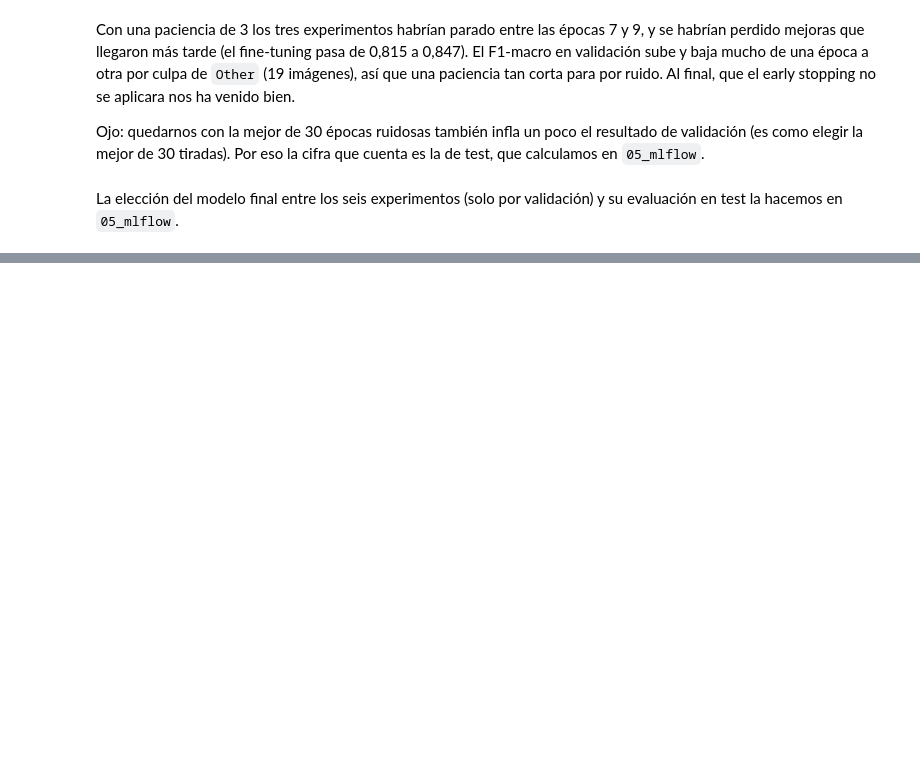
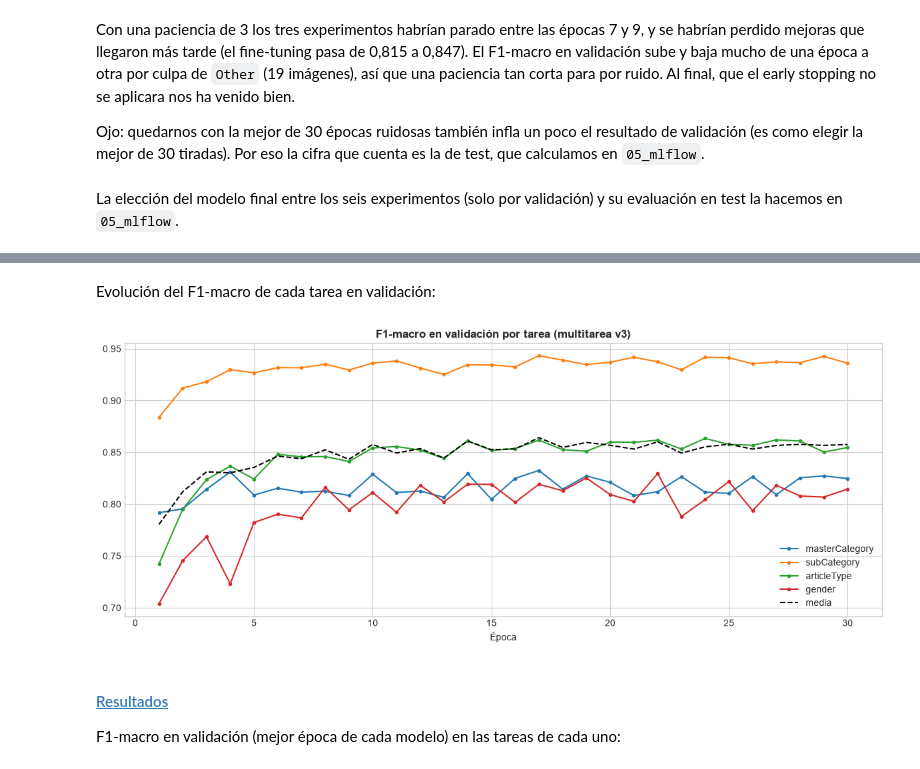
Before and after one commit to larayc/tfm-mlops-fashion, a Jupyter notebook: notebooks/04_modeling.ipynb, the cells around one changed output, grey strips where cells are left out. Drawn from its saved outputs; the diff is of its cells as text; code cells hidden in the pictures; blank space fills up the shorter version.

```diff
--- a/notebooks/04_modeling.ipynb
+++ b/notebooks/04_modeling.ipynb
@@ -544,0 +854,15 @@ La elección del modelo final entre los seis experimentos (solo por validación)
+# %%
+v1_run = mlflow.search_runs(
+    experiment_names=["multitask"], filter_string="tags.mlflow.runName = 'multitask_fine_tuning_30ep'"
+).iloc[0]
+
+v2_vs_v1 = pd.DataFrame({
+    task: {
+        "v1 (3 tareas)": v1_run.get(f"metrics.best_val_{task}_f1_macro"),
+        "v2 (5 tareas)": v2_best[f"val_{task}_f1_macro"],
+    }
+    for task in TASKS_V2
+}).T
+
+print(f"Mejor época v2: {v2_best['epoch']}")
+v2_vs_v1.round(4)
@@ -544,0 +947,11 @@ La elección del modelo final entre los seis experimentos (solo por validación)
+# %%
+TASKS_V3 = ["masterCategory", "subCategory", "articleType", "gender"]
+
+v3_df, v3_label_mappings = build_multitask_labels(
+    pd.read_csv(PROCESSED_DATA_DIR / "styles_splits.csv"), tasks=TASKS_V3, min_count=MIN_TRAIN_EXAMPLES
+)
+
+pd.DataFrame({
+    "n_clases": {task: len(v3_label_mappings[task]) for task in TASKS_V3},
+    "% en Other": {task: (v3_df[f"{task}_mt"] == "Other").mean() * 100 for task in TASKS_V3},
+}).round(2)
@@ -544,0 +1026,20 @@ La elección del modelo final entre los seis experimentos (solo por validación)
+# %% [markdown]
+Evolución del F1-macro de cada tarea en validación:
+# %%
+v3_hist = pd.DataFrame(v3_history)
+
+fig, ax = plt.subplots(figsize=(12, 5))
+for task in TASKS_V3:
+    ax.plot(v3_hist["epoch"], v3_hist[f"val_{task}_f1_macro"], marker="o", markersize=3, label=task)
+ax.plot(v3_hist["epoch"], v3_hist["val_f1_macro_mean"], linestyle="--", color="black", label="media")
+ax.set_xlabel("Época")
+ax.set_title("F1-macro en validación por tarea (multitarea v3)", fontweight="bold")
+ax.legend()
+plt.tight_layout()
+plt.show()
+# %% [output]
+[figure, added]
+# %% [markdown]
+#### <a id='toc1_10_5_3_'></a>[Resultados](#toc0_)
+
+F1-macro en validación (mejor época de cada modelo) en las tareas de cada uno:
```
Also changed, not shown: parts of 41 cells of this notebook.
